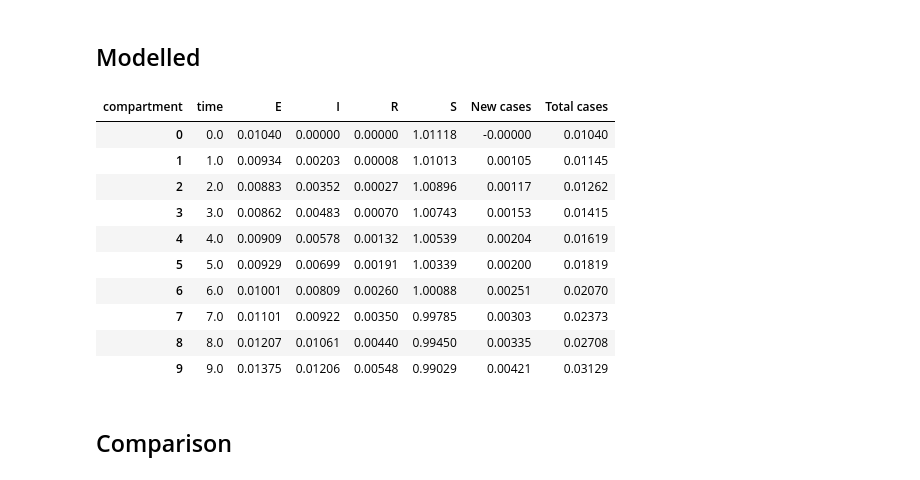
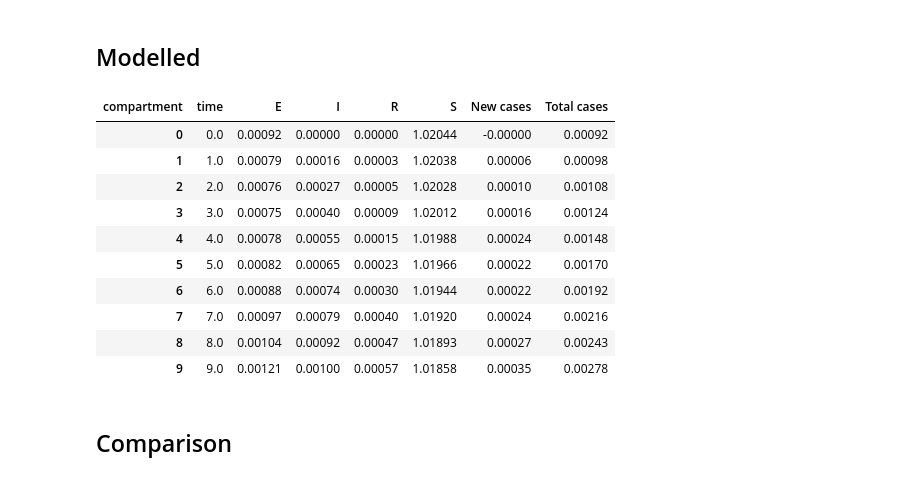
Before and after one commit to leo-pfeiffer/epi-sim, a Jupyter notebook: lib/experiments/4_model_validation.ipynb, the cells around one changed output. Cells and saved outputs as stored; diff of their text form; code cells hidden in the pictures.

```diff
--- a/lib/experiments/4_model_validation.ipynb
+++ b/lib/experiments/4_model_validation.ipynb
@@ -107,7 +104,10 @@ def df_group_mean(df):
     return grouped
 
 
-def get_wide(name, max_time):
+def get_wide(which, name, max_time):
+
+    prefix = which + '_v_'
+    name = prefix + name
 
     # get data frame
     df = get_df(name)
@@ -119,35 +119,33 @@ def get_wide(name, max_time):
     wide.reset_index(inplace=True)
 
     # calc new cases
-    # first_val = (-1) * (wide.loc[0, 'E'] + wide.loc[0, 'I'])
     first_val = 0
     new_cases = (wide['S'].diff().fillna(first_val) * (-1)).values.tolist()
     wide['New cases'] = new_cases
 
     # calc total cases
-    # wide['Total cases'] = wide['New cases'].cumsum()
     wide['Total cases'] = wide['E'] + wide['I'] + wide['R']
 
     return wide
 
 # ===========================
 
-def model_tc(name, max_time=MAX_TIME):
-    wide = get_wide(name, max_time)
+def model_tc(which, name, max_time=MAX_TIME):
+    wide = get_wide(which, name, max_time)
     x = wide['time'].values.tolist()
     y = [c for c in wide['Total cases'].values.tolist()]
     return x, y
 
 
-def model_nc(name, max_time=MAX_TIME):
-    wide = get_wide(name, max_time)
+def model_nc(which, name, max_time=MAX_TIME):
+    wide = get_wide(which, name, max_time)
     x = wide['time'].values.tolist()
     y = wide['New cases'].values.tolist()
     return x, y
 
 
-def model_nc_smooth(name, max_time=MAX_TIME, p=7):
-    wide = get_wide(name, max_time)
+def model_nc_smooth(which, name, max_time=MAX_TIME, p=7):
+    wide = get_wide(which, name, max_time)
     x = wide['time'].values.tolist()
     y = [c for c in wide['New cases'].rolling(p).mean().values.tolist()]
     return x, y
@@ -171,20 +169,20 @@ def empirical_nc_smooth(df, p=7):
     y = [c / POPULATION for c in df['New cases'].rolling(p).mean().values.tolist()]
     return x, y
 # %%
-wide = get_wide('seir_mobility_pre_validation', 200)
+wide = get_wide('first', 'seir_mobility_pre', 200)
 wide.head(10)
 # %% [output]
 | compartment | time | E | I | R | S | New cases | Total cases |
-| 0 | 0.0 | 0.01040 | 0.00000 | 0.00000 | 1.01118 | -0.00000 | 0.01040 |
-| 1 | 1.0 | 0.00934 | 0.00203 | 0.00008 | 1.01013 | 0.00105 | 0.01145 |
-| 2 | 2.0 | 0.00883 | 0.00352 | 0.00027 | 1.00896 | 0.00117 | 0.01262 |
-| 3 | 3.0 | 0.00862 | 0.00483 | 0.00070 | 1.00743 | 0.00153 | 0.01415 |
-| 4 | 4.0 | 0.00909 | 0.00578 | 0.00132 | 1.00539 | 0.00204 | 0.01619 |
-| 5 | 5.0 | 0.00929 | 0.00699 | 0.00191 | 1.00339 | 0.00200 | 0.01819 |
-| 6 | 6.0 | 0.01001 | 0.00809 | 0.00260 | 1.00088 | 0.00251 | 0.02070 |
-| 7 | 7.0 | 0.01101 | 0.00922 | 0.00350 | 0.99785 | 0.00303 | 0.02373 |
-| 8 | 8.0 | 0.01207 | 0.01061 | 0.00440 | 0.99450 | 0.00335 | 0.02708 |
-| 9 | 9.0 | 0.01375 | 0.01206 | 0.00548 | 0.99029 | 0.00421 | 0.03129 |
+| 0 | 0.0 | 0.00092 | 0.00000 | 0.00000 | 1.02044 | -0.00000 | 0.00092 |
+| 1 | 1.0 | 0.00079 | 0.00016 | 0.00003 | 1.02038 | 0.00006 | 0.00098 |
+| 2 | 2.0 | 0.00076 | 0.00027 | 0.00005 | 1.02028 | 0.00010 | 0.00108 |
+| 3 | 3.0 | 0.00075 | 0.00040 | 0.00009 | 1.02012 | 0.00016 | 0.00124 |
+| 4 | 4.0 | 0.00078 | 0.00055 | 0.00015 | 1.01988 | 0.00024 | 0.00148 |
+| 5 | 5.0 | 0.00082 | 0.00065 | 0.00023 | 1.01966 | 0.00022 | 0.00170 |
+| 6 | 6.0 | 0.00088 | 0.00074 | 0.00030 | 1.01944 | 0.00022 | 0.00192 |
+| 7 | 7.0 | 0.00097 | 0.00079 | 0.00040 | 1.01920 | 0.00024 | 0.00216 |
+| 8 | 8.0 | 0.00104 | 0.00092 | 0.00047 | 1.01893 | 0.00027 | 0.00243 |
+| 9 | 9.0 | 0.00121 | 0.00100 | 0.00057 | 1.01858 | 0.00035 | 0.00278 |
 # %% [markdown]
 ## Comparison
 # %%
```
Also changed, not shown: parts of 8 cells of this notebook, 1 other file.
